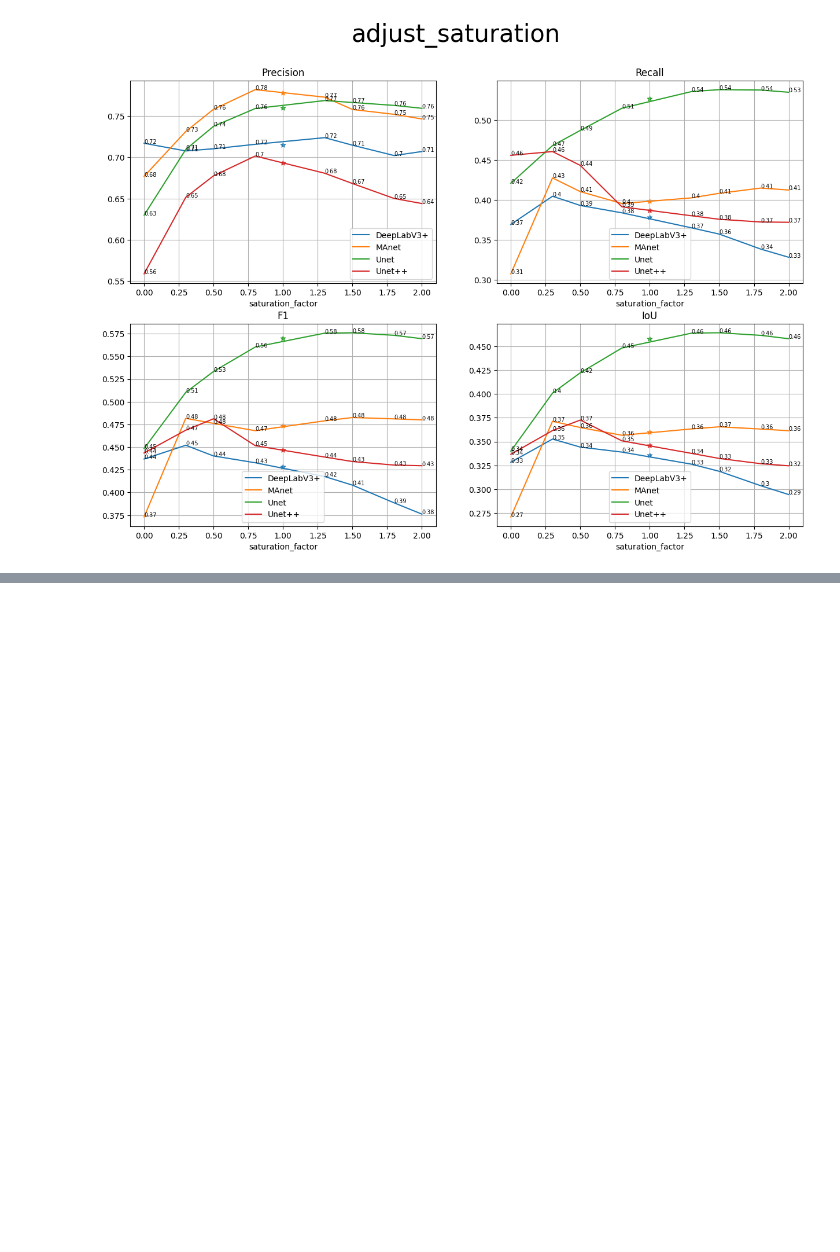
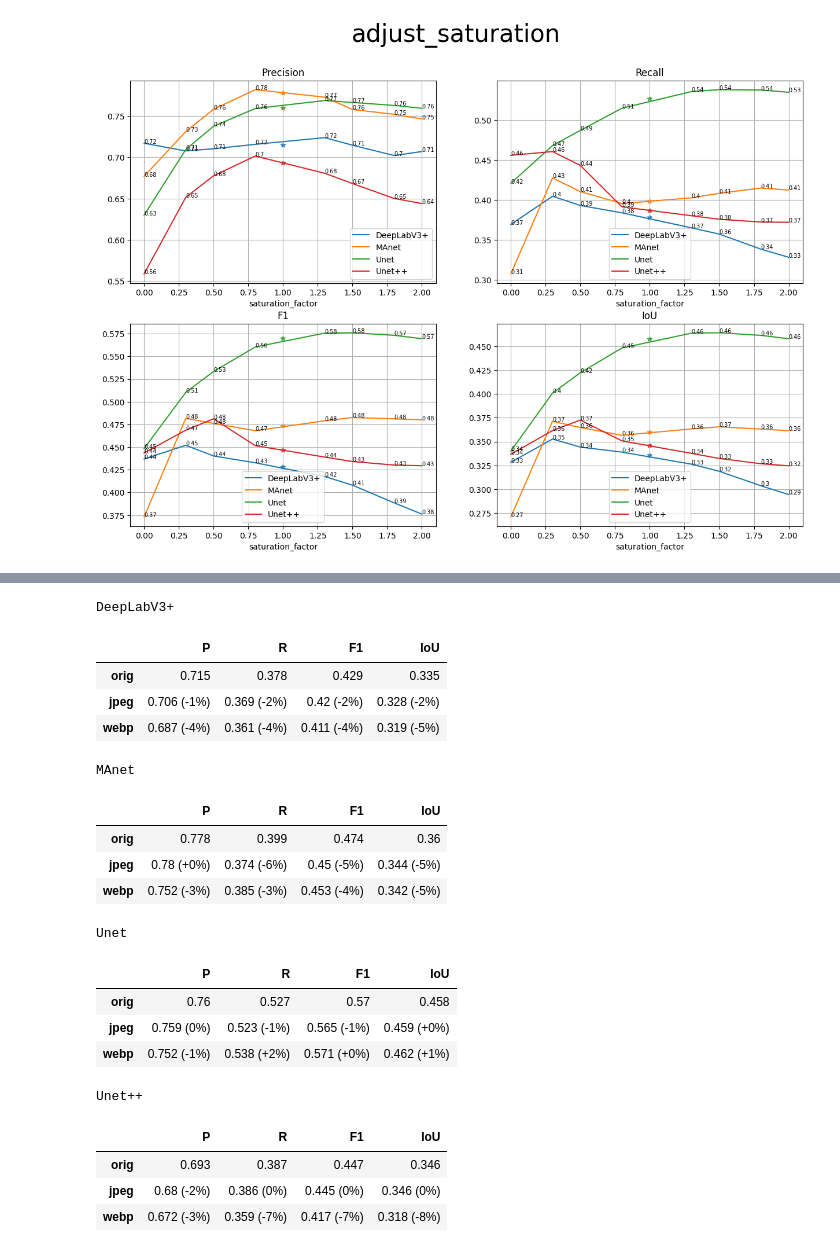
Before and after one commit to DrBorisgab/cv-corruption-research, a Jupyter notebook: import_inference_models.ipynb, the cells around one changed output, grey strips where cells are left out. Saved outputs shown, nothing was run; the diff lists cells and outputs as text; code cells hidden in the pictures; blank space fills up the shorter version.

```diff
--- a/import_inference_models.ipynb
+++ b/import_inference_models.ipynb
@@ -668,0 +734,72 @@ origin & 0.715 & 0.378 & 0.429 & 0.335 \\
+# %%
+transf_names = ['jpeg','webp']
+model_names = ['DeepLabV3+_efficientnet-b4' , 'MAnet_efficientnet-b4', 'Unet_mit-b2', 'Unet++_efficientnet-b5']
+#transf_names = ['adjust_contrast', 'adjust_gamma', 'adjust_hue', 'adjust_saturation', 'Grayscale','webp']
+#pars = [{'contrast_factor':[1.5]}, {'gamma':[1.2]}, {'hue_factor':[0.1]}, {'saturation_factor':[1.5]}, {'out_channels':[3]}, {'webp': [1]}]
+# ['origin DeepLabV3+', 'DeepLabV3+' , 'origin MAnet', 'MAnet', 'origin Unet', 'Unet', 'origin Unet++','Unet++']
+
+
+
+for model_name in model_names:
+
+    p,r,f1,iou = [],[],[],[]
+    p.append(np.mean(np.load(f'metrics/{model_name}_origin_precision.npy')))
+    r.append(np.mean(np.load(f'metrics/{model_name}_origin_recall.npy')))
+    f1.append(np.mean(np.load(f'metrics/{model_name}_origin_f1.npy')))
+    iou.append(np.mean(np.load(f'metrics/{model_name}_origin_IoU.npy')))
+
+    p.append(np.mean(np.load(f'metrics/{model_name}_jpeg_56_precision.npy')))
+    r.append(np.mean(np.load(f'metrics/{model_name}_jpeg_56_recall.npy')))
+    f1.append(np.mean(np.load(f'metrics/{model_name}_jpeg_56_f1.npy')))
+    iou.append(np.mean(np.load(f'metrics/{model_name}_jpeg_56_IoU.npy')))
+
+    p.append(np.mean(np.load(f'metrics/{model_name}_webp_1_precision.npy')))
+    r.append(np.mean(np.load(f'metrics/{model_name}_webp_1_recall.npy')))
+    f1.append(np.mean(np.load(f'metrics/{model_name}_webp_1_f1.npy')))
+    iou.append(np.mean(np.load(f'metrics/{model_name}_webp_1_IoU.npy')))
+
+    df = pd.DataFrame(data = {'P': p, 'R': r, 'F1': f1, 'IoU': iou} , index = ['orig'] + transf_names )
+
+    # Beautiful table with gradation
+    # dfi.export((df
+    # .style
+    # .background_gradient()
+    # .set_caption(model_name.split('_')[0])
+    # ),'plots/metrics_tables/' + model_name.split('_')[0] + '_' +"jpeg_webp_56.png")
+
+    display(df.style.set_caption(model_name.split('_')[0] + ' ' + transf_name))
+
+    #  Table to latex with percent
+    tmp_df = df.round(3).astype('str') +' ('+(((df-df.iloc[0])/df.iloc[0]*100).applymap(lambda x: f'+{round(x)}' if x > 0 else str(round(x))))+'%)'
+    tmp_df.iloc[0] = df.iloc[0].round(3).astype('str')
+    tmp_df.style.background_gradient()
+
+    # dfi.export((tmp_df
+    # .style
+    # .set_caption(model_name.split('_')[0])
+    # ),'plots/metrics_tables_latex/' + model_name.split('_')[0] + '_' + "jpeg_webp_56.png")
+
+    print(model_name.split('_')[0])
+    #print()
+    #display(tmp_df)
+# %% [output]
+DeepLabV3+
+|  | P | R | F1 | IoU |
+| orig | 0.715 | 0.378 | 0.429 | 0.335 |
+| jpeg | 0.706 (-1%) | 0.369 (-2%) | 0.42 (-2%) | 0.328 (-2%) |
+| webp | 0.687 (-4%) | 0.361 (-4%) | 0.411 (-4%) | 0.319 (-5%) |
+MAnet
+|  | P | R | F1 | IoU |
+| orig | 0.778 | 0.399 | 0.474 | 0.36 |
+| jpeg | 0.78 (+0%) | 0.374 (-6%) | 0.45 (-5%) | 0.344 (-5%) |
+| webp | 0.752 (-3%) | 0.385 (-3%) | 0.453 (-4%) | 0.342 (-5%) |
+Unet
+|  | P | R | F1 | IoU |
+| orig | 0.76 | 0.527 | 0.57 | 0.458 |
+| jpeg | 0.759 (0%) | 0.523 (-1%) | 0.565 (-1%) | 0.459 (+0%) |
+| webp | 0.752 (-1%) | 0.538 (+2%) | 0.571 (+0%) | 0.462 (+1%) |
+Unet++
+|  | P | R | F1 | IoU |
+| orig | 0.693 | 0.387 | 0.447 | 0.346 |
+| jpeg | 0.68 (-2%) | 0.386 (0%) | 0.445 (0%) | 0.346 (0%) |
+| webp | 0.672 (-3%) | 0.359 (-7%) | 0.417 (-7%) | 0.318 (-8%) |
```
Also changed, not shown: parts of 16 cells of this notebook, 23 other files.
